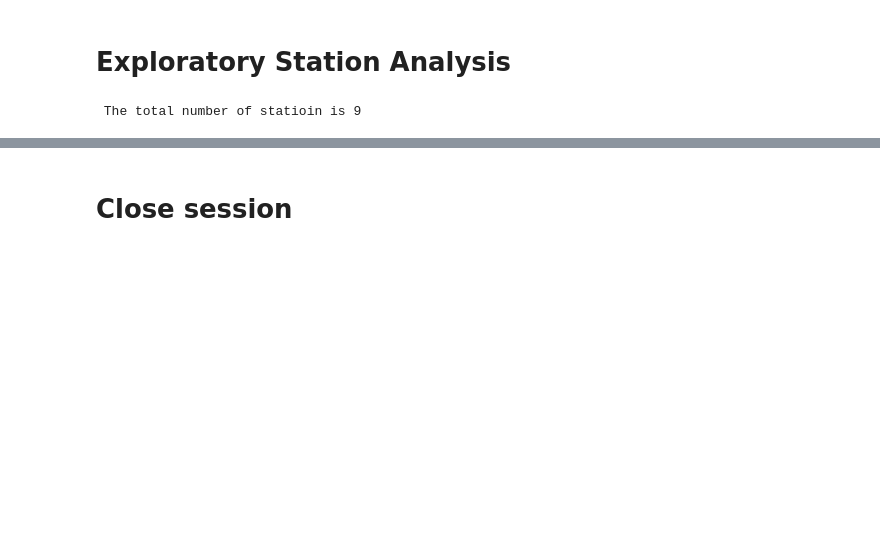
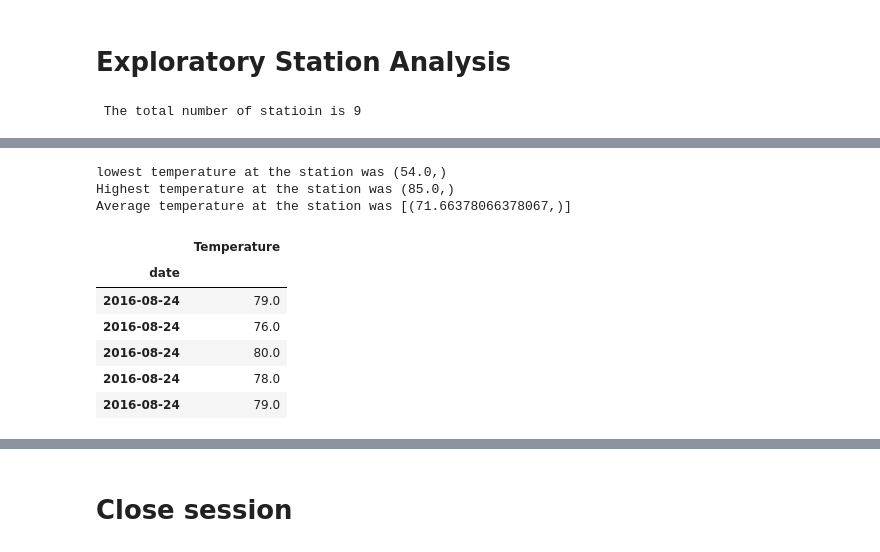
Before and after one commit to bhubh/sqlalchemy-challenge, a Jupyter notebook: climate.ipynb, the cells around one changed output, grey strips where cells are left out. Cells and saved outputs as stored; diff of their text form; code cells hidden in the pictures; blank space fills up the shorter version.

```diff
--- a/climate.ipynb
+++ b/climate.ipynb
@@ -136,3 +146,36 @@ AttributeError: 'int' object has no attribute 'head'
+# %%
+# Using the most active station id from the previous query, calculate the lowest, highest, and average temperature.
+lowest_temp = session.query(Measurement.tobs).filter(Measurement.station == 'USC00519281').\
+                order_by(Measurement.tobs).first()
+print(f"lowest temperature at the station was {lowest_temp}")
+
+highest_temp = session.query(Measurement.tobs).filter(Measurement.station == 'USC00519281').\
+                order_by(Measurement.tobs.desc()).first()
+print(f"Highest temperature at the station was {highest_temp}")
+
+avg_temp = session.query(func.avg(Measurement.tobs)).filter(Measurement.station == 'USC00519281').all()
+print(f"Average temperature at the station was {avg_temp}")
+# %% [output]
+lowest temperature at the station was (54.0,)
+Highest temperature at the station was (85.0,)
+Average temperature at the station was [(71.66378066378067,)]
 # %%
 # Using the most active station id
 # Query the last 12 months of temperature observation data for this station and plot the results as a histogram
+active_1yr = session.query(Measurement.date, Measurement.tobs).\
+             filter(Measurement.date >'2016-08-23').\
+                order_by(Measurement.date).all()
+
+# Save the query results as a Pandas DataFrame and set the index to the date column
+active_df = pd.DataFrame(active_1yr, columns = ['date', 'Temperature'])
+
+active_df=active_df.set_index("date" )
+active_df.head()
+# %% [output]
+|  | Temperature |
+| date |  |
+| 2016-08-24 | 79.0 |
+| 2016-08-24 | 76.0 |
+| 2016-08-24 | 80.0 |
+| 2016-08-24 | 78.0 |
+| 2016-08-24 | 79.0 |
```
Also changed, not shown: parts of 5 cells of this notebook, 4 other files.
